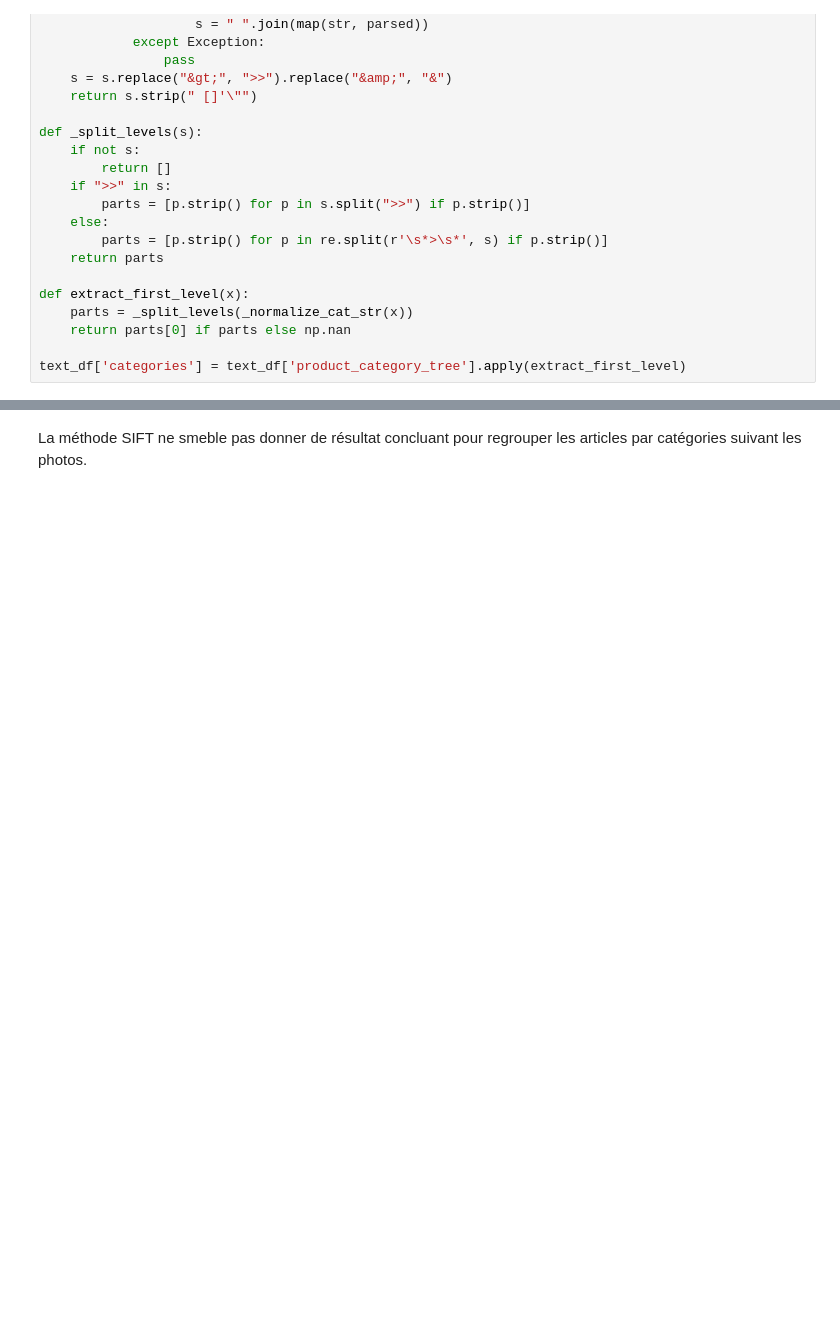
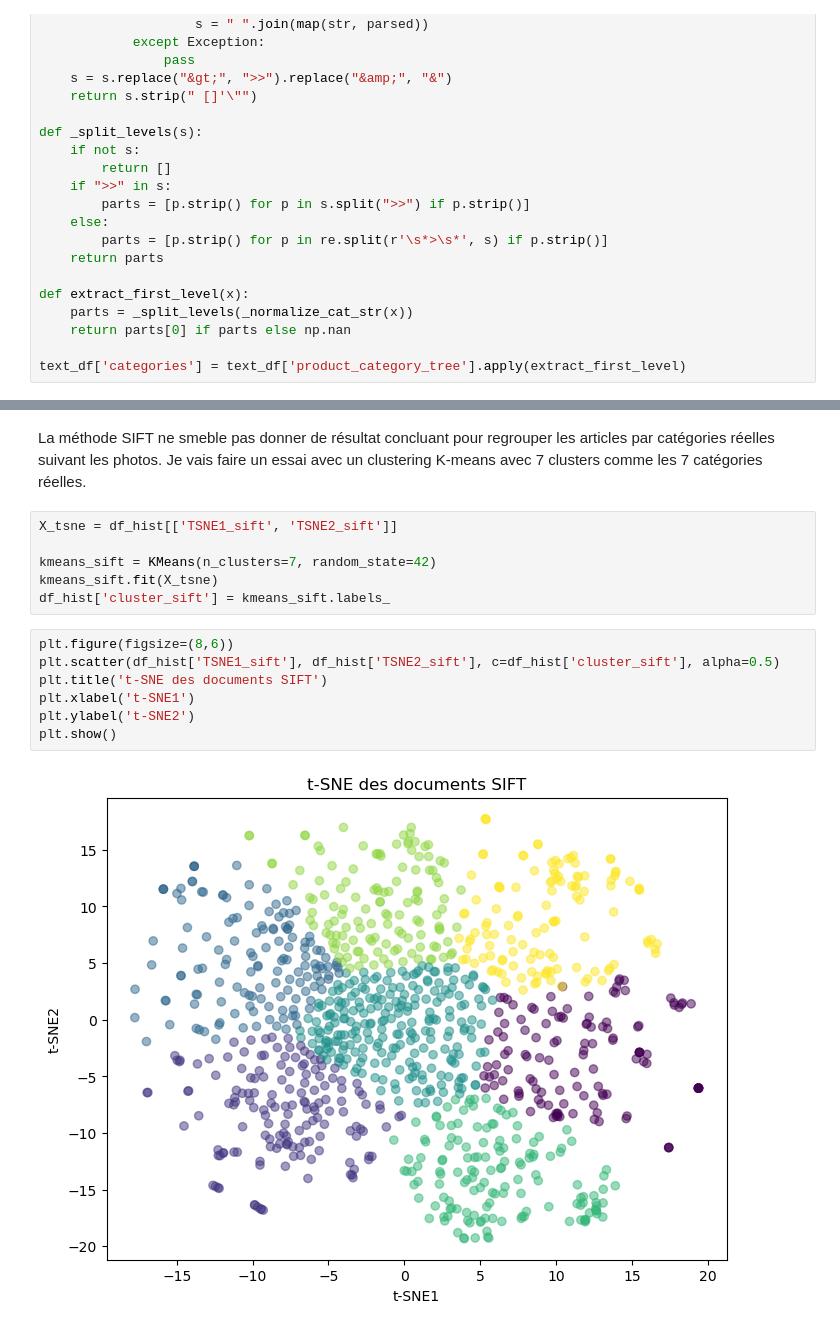
Before and after one commit to ManonVilla/OCProjet6, a Jupyter notebook: VILLA_Manon_2_pretraitement_image.ipynb, the cells around one changed output, grey strips where cells are left out. Saved outputs shown, nothing was run; the diff lists cells and outputs as text; blank space fills up the shorter version.

```diff
--- a/VILLA_Manon_2_pretraitement_image.ipynb
+++ b/VILLA_Manon_2_pretraitement_image.ipynb
@@ -240,2 +267,17 @@ plt.show()
 # %% [markdown]
-La méthode SIFT ne smeble pas donner de résultat concluant pour regrouper les articles par catégories suivant les photos.
+La méthode SIFT ne smeble pas donner de résultat concluant pour regrouper les articles par catégories réelles suivant les photos. Je vais faire un essai avec un clustering K-means avec 7 clusters comme les 7 catégories réelles.
+# %%
+X_tsne = df_hist[['TSNE1_sift', 'TSNE2_sift']]
+
+kmeans_sift = KMeans(n_clusters=7, random_state=42)
+kmeans_sift.fit(X_tsne)
+df_hist['cluster_sift'] = kmeans_sift.labels_
+# %%
+plt.figure(figsize=(8,6))
+plt.scatter(df_hist['TSNE1_sift'], df_hist['TSNE2_sift'], c=df_hist['cluster_sift'], alpha=0.5)
+plt.title('t-SNE des documents SIFT')
+plt.xlabel('t-SNE1')
+plt.ylabel('t-SNE2')
+plt.show()
+# %% [output]
+[figure, added]
```
Also changed, not shown: parts of 13 cells of this notebook.
